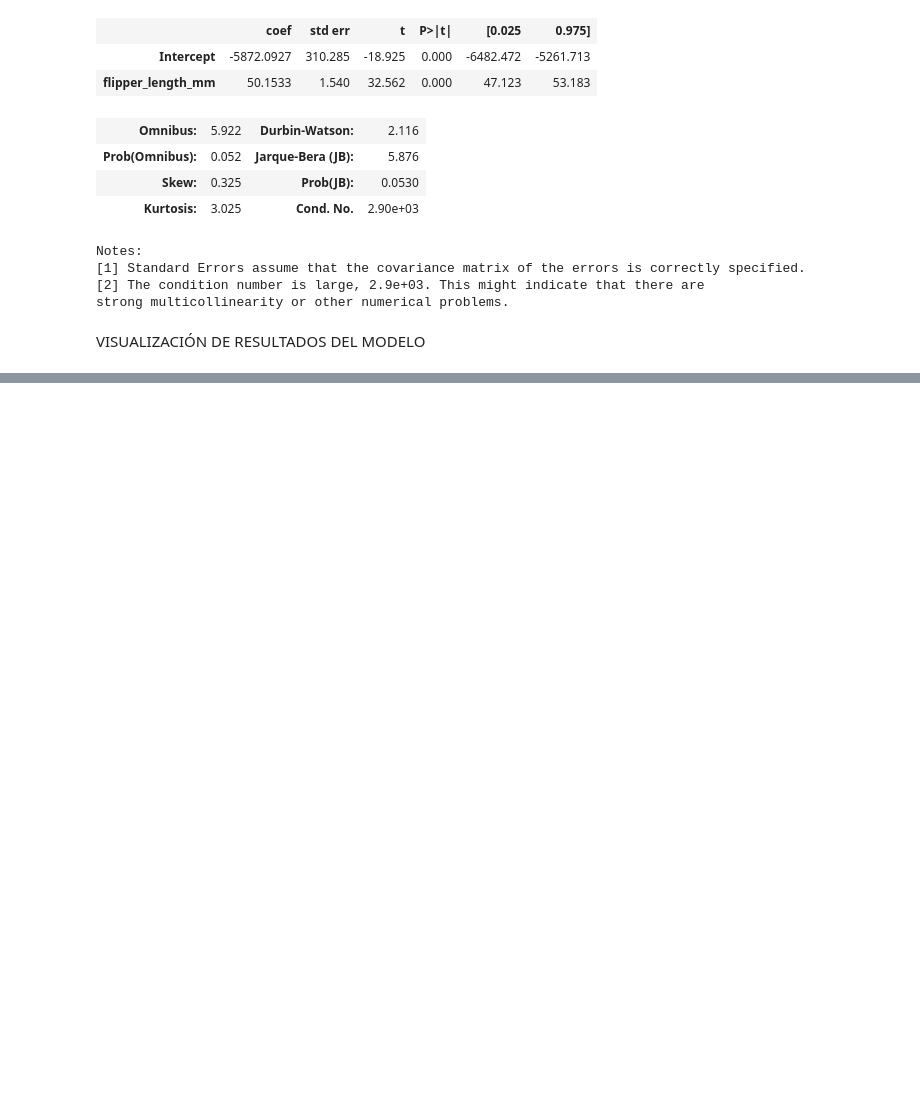
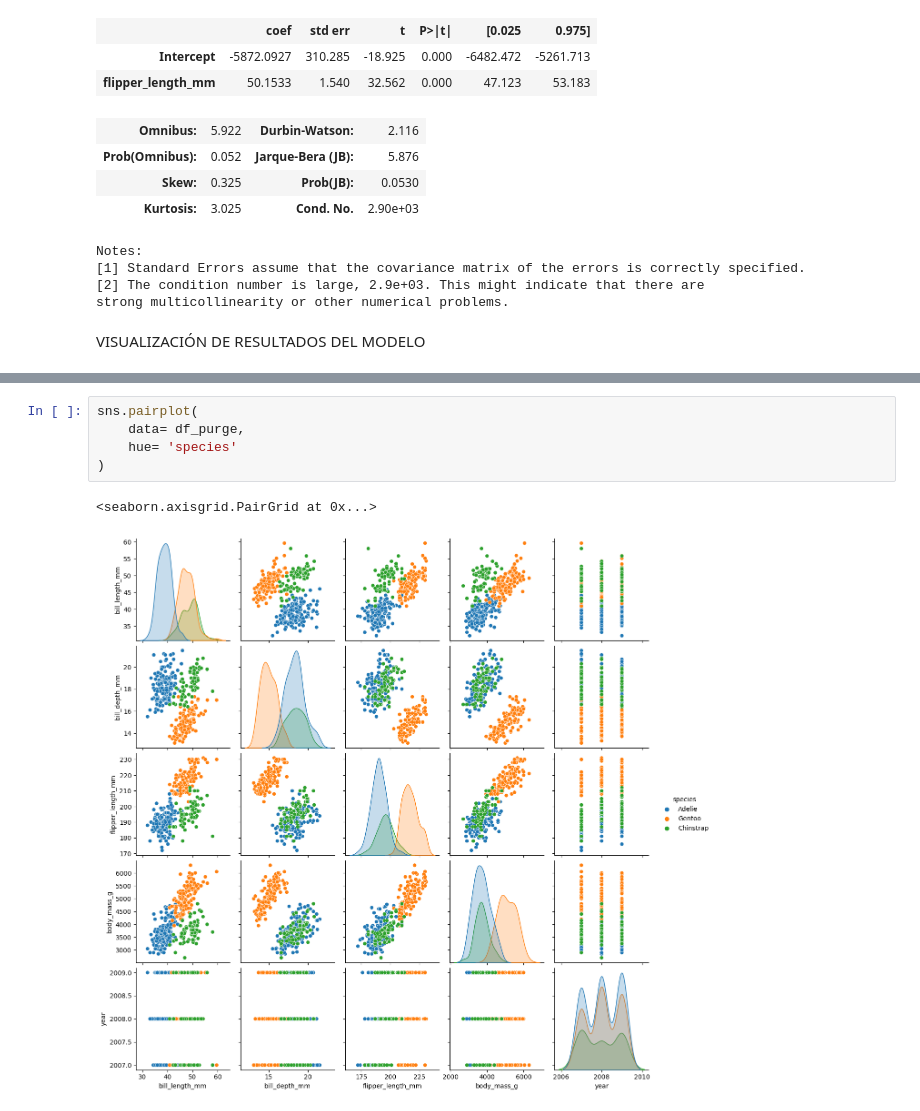
Before and after one commit to AndreMado/data, a Jupyter notebook: notebooks/note.ipynb, the cells around one changed output, grey strips where cells are left out. Saved outputs shown, nothing was run; the diff lists cells and outputs as text; blank space fills up the shorter version.

```diff
--- a/notebooks/note.ipynb
+++ b/notebooks/note.ipynb
@@ -701,0 +733,8 @@ VISUALIZACIÓN DE RESULTADOS DEL MODELO
+# %%
+sns.pairplot(
+    data= df_purge,
+    hue= 'species'
+)
+# %% [output]
+<seaborn.axisgrid.PairGrid at 0x...>
+[figure, added]
```
Also changed, not shown: parts of 10 cells of this notebook, 9 other files.
